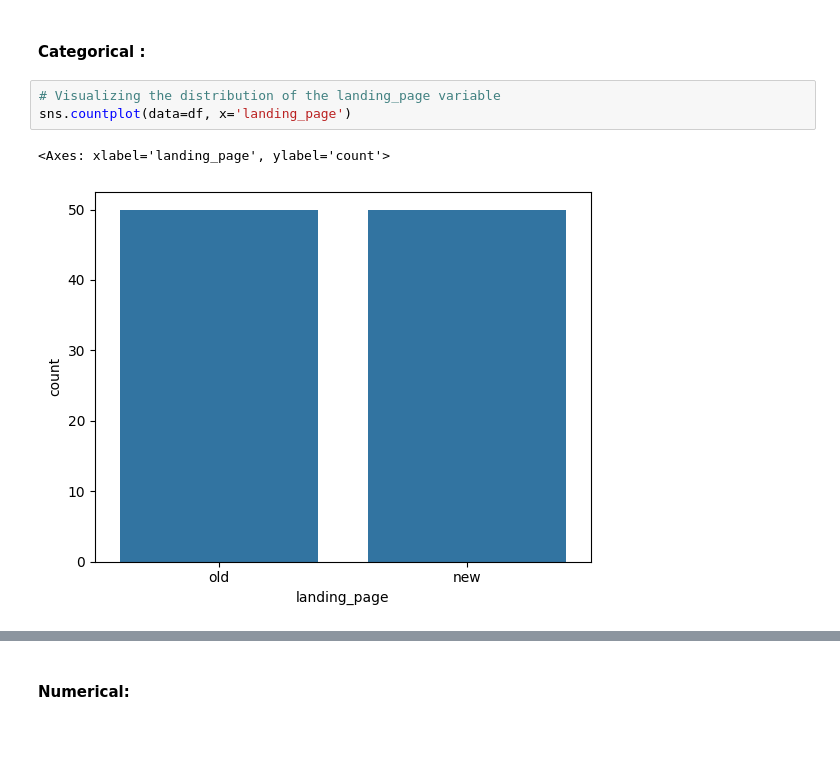
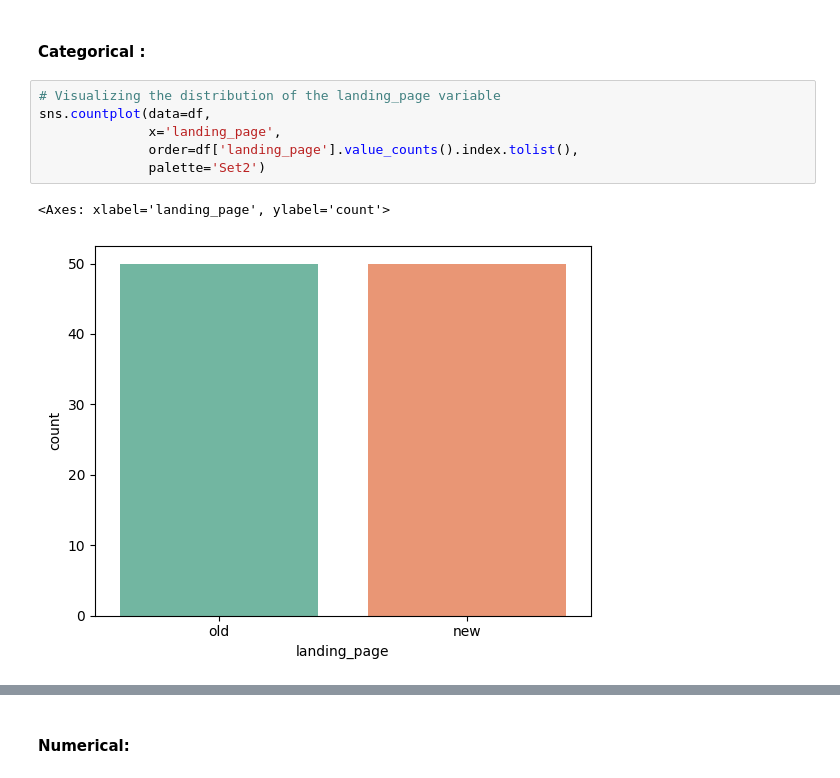
Before and after one commit to gs24/AIML, a Jupyter notebook: statistics/final project/solution.ipynb, the cells around one changed output, grey strips where cells are left out. Cells and saved outputs as stored; diff of their text form; blank space fills up the shorter version.

```diff
--- a/statistics/final project/solution.ipynb
+++ b/statistics/final project/solution.ipynb
@@ -107,7 +120,10 @@ np.int64(0)
 #### Categorical :
 # %%
 # Visualizing the distribution of the landing_page variable
-sns.countplot(data=df, x='landing_page')
+sns.countplot(data=df,
+              x='landing_page',
+              order=df['landing_page'].value_counts().index.tolist(),
+              palette='Set2')
 # %% [output]
 <Axes: xlabel='landing_page', ylabel='count'>
-[figure, old version]
+[figure, new version]
```
Also changed, not shown: parts of 47 cells of this notebook.
